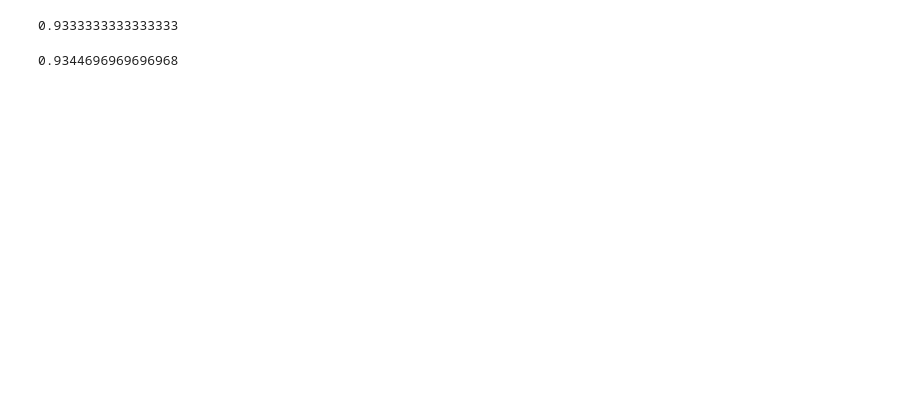
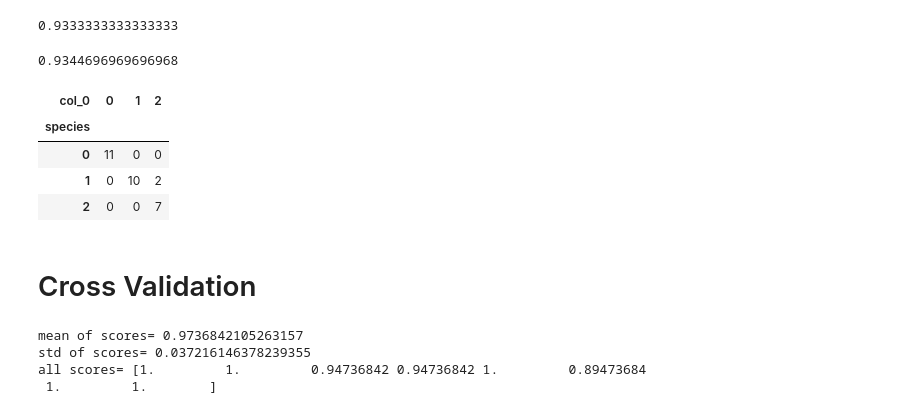
Before and after one commit to aumpanara-art/Iris-Classification, a Jupyter notebook: Iris Classification.ipynb, the cells around one changed output. Cells and saved outputs as stored; diff of their text form; code cells hidden in the pictures; blank space fills up the shorter version.

```diff
--- a/Iris Classification.ipynb
+++ b/Iris Classification.ipynb
@@ -394,3 +397,26 @@ accuracy_score(y_test , pred)
 f1_score(y_test , pred , average='weighted')
 # %% [output]
 0.9344696969696968
+# %%
+pd.crosstab(y_test , pred)
+# %% [output]
+| col_0 | 0 | 1 | 2 |
+| species |  |  |  |
+| 0 | 11 | 0 | 0 |
+| 1 | 0 | 10 | 2 |
+| 2 | 0 | 0 | 7 |
+# %% [markdown]
+# Cross Validation
+# %%
+from sklearn.model_selection import cross_val_score
+
+cross_score=cross_val_score(grid.best_estimator_ , input_features , output_feature , cv=8  , scoring='accuracy')
+
+print('mean of scores=' , cross_score.mean())
+print('std of scores=' , cross_score.std())
+print('all scores=' , cross_score)
+# %% [output]
+mean of scores= 0.9736842105263157
+std of scores= 0.037216146378239355
+all scores= [1.         1.         0.94736842 0.94736842 1.         0.89473684
+ 1.         1.        ]
```
Also changed, not shown: parts of 4 cells of this notebook.
